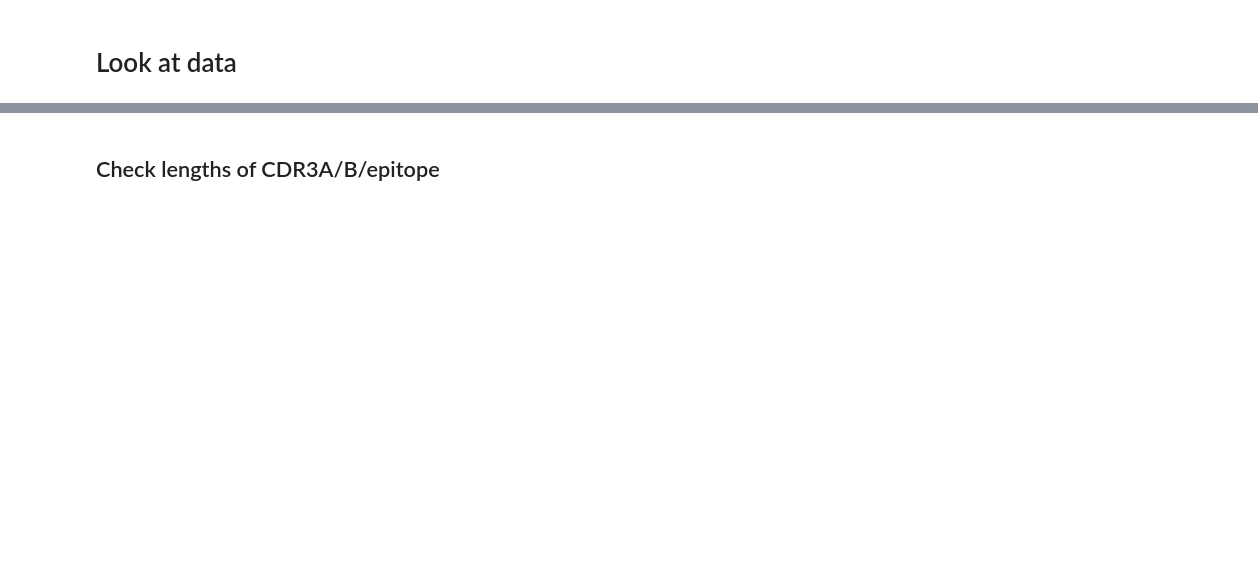
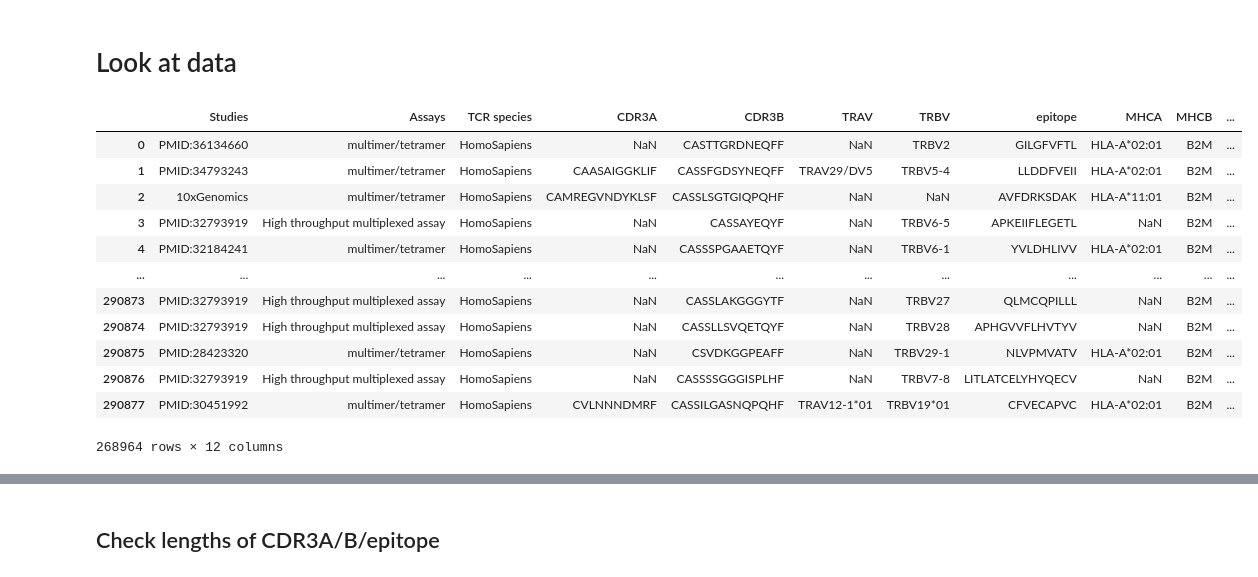
Before and after one commit to jhenderson0/cruk_datathon_team_6, a Jupyter notebook: notebooks/explore_data.ipynb, the cells around one changed output, grey strips where cells are left out. Cells and saved outputs as stored; diff of their text form; code cells hidden in the pictures; blank space fills up the shorter version.

```diff
--- a/notebooks/explore_data.ipynb
+++ b/notebooks/explore_data.ipynb
@@ -16,0 +17,28 @@ tcr_data = pd.read_csv('/Volumes/ritd-ag-project-rd0017-bmcha43/CRUK_datathon_20
+# %%
+# pre-process
+
+# only human
+tcr_data= tcr_data_raw[ tcr_data_raw['TCR species'] == 'HomoSapiens'].copy()
+
+# remove anything after a + for some epitopes with PTM info
+tcr_data.loc[:, 'epitope_full'] = tcr_data['epitope'].copy()
+tcr_data.loc[:, 'epitope'] = tcr_data['epitope_full'].str.split('+').str[0].str.strip()
+
+
+# remove any class 2
+tcr_data = tcr_data.loc[tcr_data['MHC class'] != 2]
+tcr_data
+# %% [output]
+|  | Studies | Assays | TCR species | CDR3A | CDR3B | TRAV | TRBV | epitope | MHCA | MHCB | ... |
+| 0 | PMID:36134660 | multimer/tetramer | HomoSapiens | NaN | CASTTGRDNEQFF | NaN | TRBV2 | GILGFVFTL | HLA-A*02:01 | B2M | ... |
+| 1 | PMID:34793243 | multimer/tetramer | HomoSapiens | CAASAIGGKLIF | CASSFGDSYNEQFF | TRAV29/DV5 | TRBV5-4 | LLDDFVEII | HLA-A*02:01 | B2M | ... |
+| 2 | 10xGenomics | multimer/tetramer | HomoSapiens | CAMREGVNDYKLSF | CASSLSGTGIQPQHF | NaN | NaN | AVFDRKSDAK | HLA-A*11:01 | B2M | ... |
+| 3 | PMID:32793919 | High throughput multiplexed assay | HomoSapiens | NaN | CASSAYEQYF | NaN | TRBV6-5 | APKEIIFLEGETL | NaN | B2M | ... |
+| 4 | PMID:32184241 | multimer/tetramer | HomoSapiens | NaN | CASSSPGAAETQYF | NaN | TRBV6-1 | YVLDHLIVV | HLA-A*02:01 | B2M | ... |
+| ... | ... | ... | ... | ... | ... | ... | ... | ... | ... | ... | ... |
+| 290873 | PMID:32793919 | High throughput multiplexed assay | HomoSapiens | NaN | CASSLAKGGGYTF | NaN | TRBV27 | QLMCQPILLL | NaN | B2M | ... |
+| 290874 | PMID:32793919 | High throughput multiplexed assay | HomoSapiens | NaN | CASSLLSVQETQYF | NaN | TRBV28 | APHGVVFLHVTYV | NaN | B2M | ... |
+| 290875 | PMID:28423320 | multimer/tetramer | HomoSapiens | NaN | CSVDKGGPEAFF | NaN | TRBV29-1 | NLVPMVATV | HLA-A*02:01 | B2M | ... |
+| 290876 | PMID:32793919 | High throughput multiplexed assay | HomoSapiens | NaN | CASSSSGGGISPLHF | NaN | TRBV7-8 | LITLATCELYHYQECV | NaN | B2M | ... |
+| 290877 | PMID:30451992 | multimer/tetramer | HomoSapiens | CVLNNNDMRF | CASSILGASNQPQHF | TRAV12-1*01 | TRBV19*01 | CFVECAPVC | HLA-A*02:01 | B2M | ... |
+268964 rows × 12 columns
```
Also changed, not shown: parts of 12 cells of this notebook.
